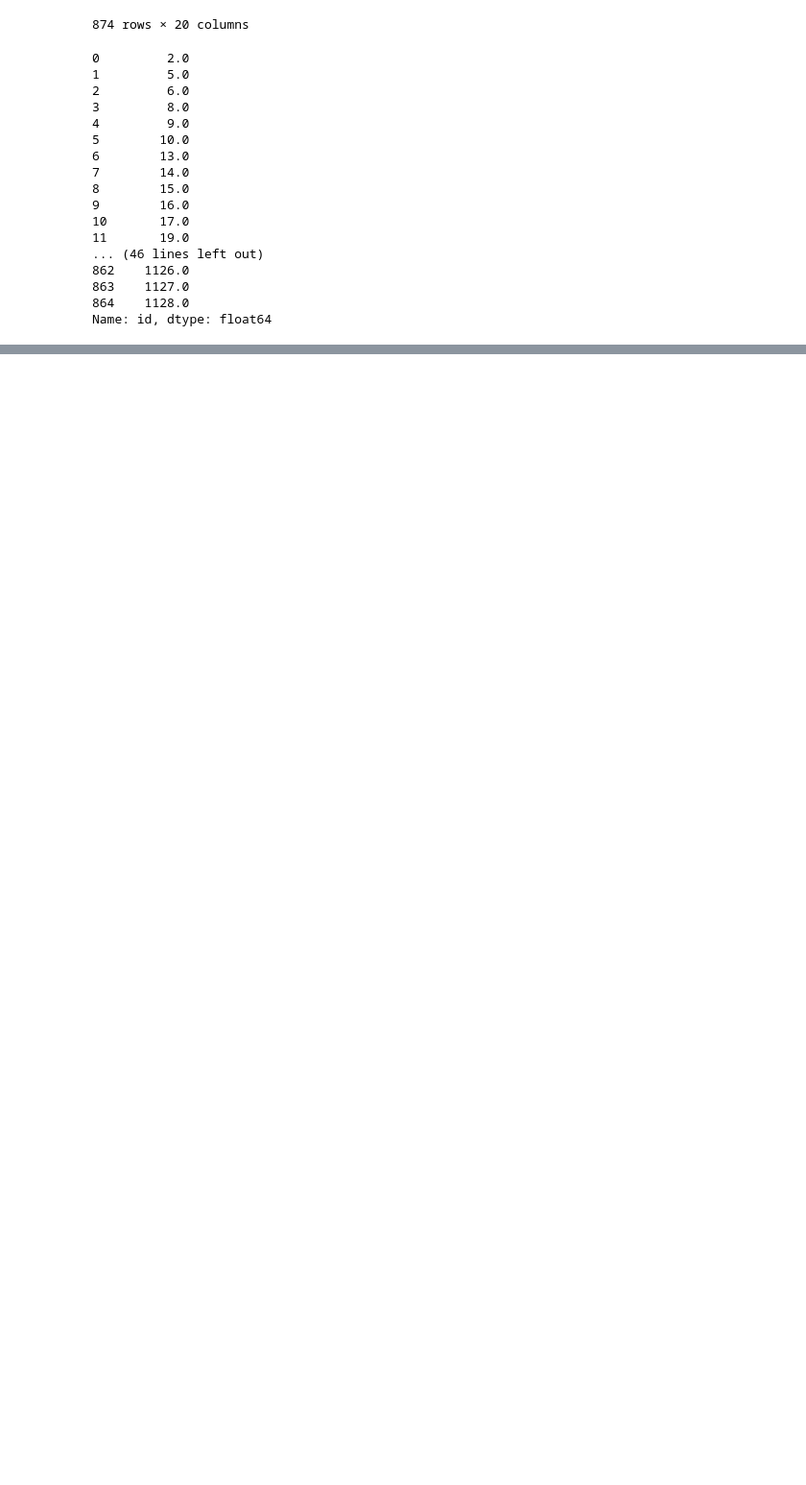
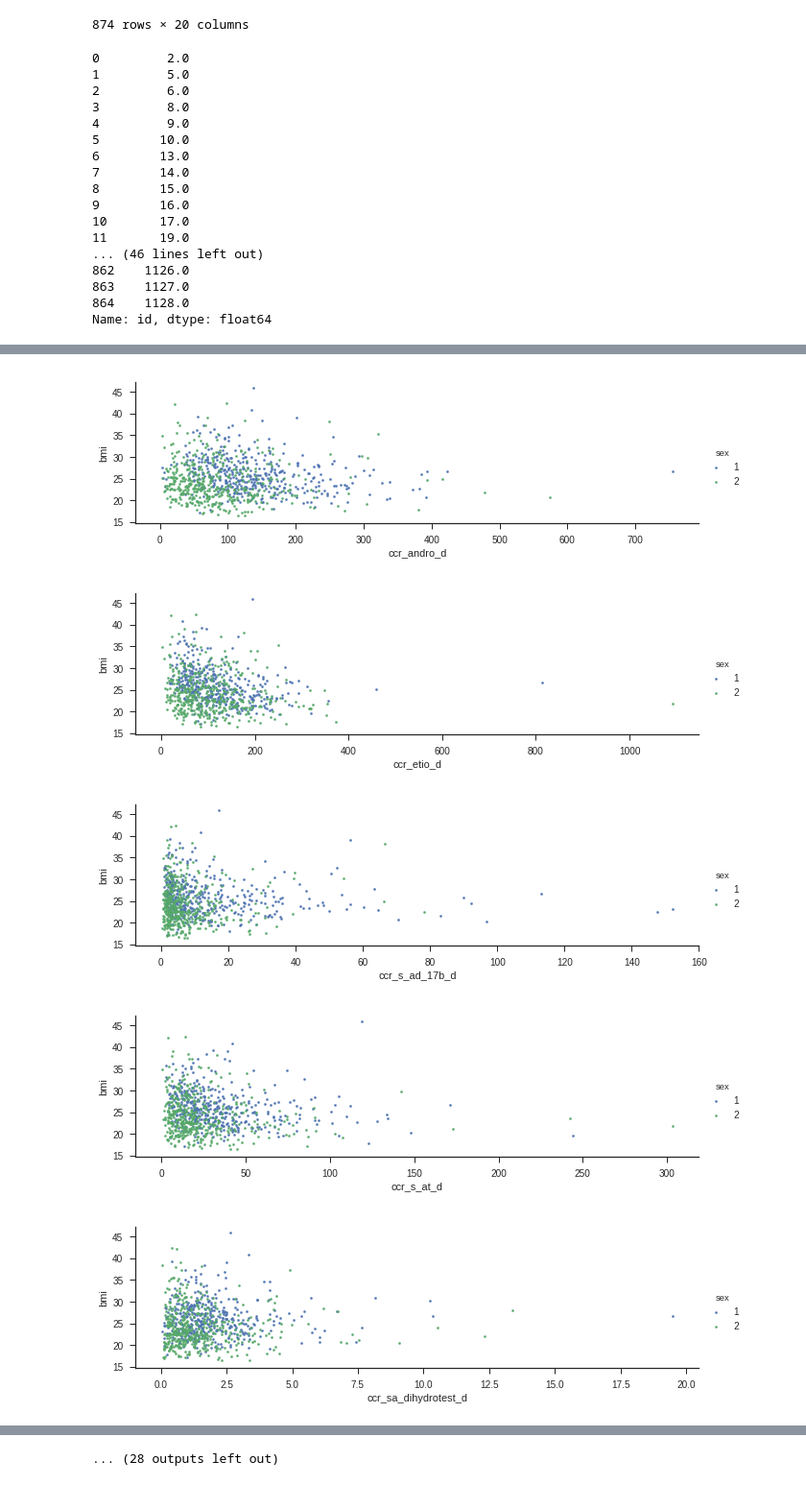
Before and after one commit to simon-baehler/LFA-Steroide, a Jupyter notebook: DRAFT.ipynb, the cells around one changed output, grey strips where cells are left out. Shown at 96% size. Saved outputs shown, nothing was run; the diff lists cells and outputs as text; code cells hidden in the pictures; blank space fills up the shorter version.

```diff
--- a/DRAFT.ipynb
+++ b/DRAFT.ipynb
@@ -384,0 +424,22 @@ df_all
+# %%
+# ploting df_all
+from  matplotlib import pyplot
+import seaborn
+seaborn.set(style='ticks')
+
+
+#df_all.plot(x='sex', y='bmi_y', style=['o','rx'])
+
+for ster in steroid_names:
+    df_interm = pd.concat([df_all[ster], df_all['bmi'], df_all['sex']], axis=1, keys=[ster, 'bmi', 'sex'])
+
+    _genders = [1,2]
+
+    fg = seaborn.FacetGrid(data=df_interm, hue='sex', hue_order=_genders, aspect=3)
+    fg.map(pyplot.scatter, ster, 'bmi',s=5).add_legend()
+# %% [output]
+[figure, added]
+[figure, added]
+[figure, added]
+[figure, added]
+[figure, added]
@@ -384,0 +453 @@ df_all
+... (28 outputs left out)
```
Also changed, not shown: parts of 8 cells of this notebook.
